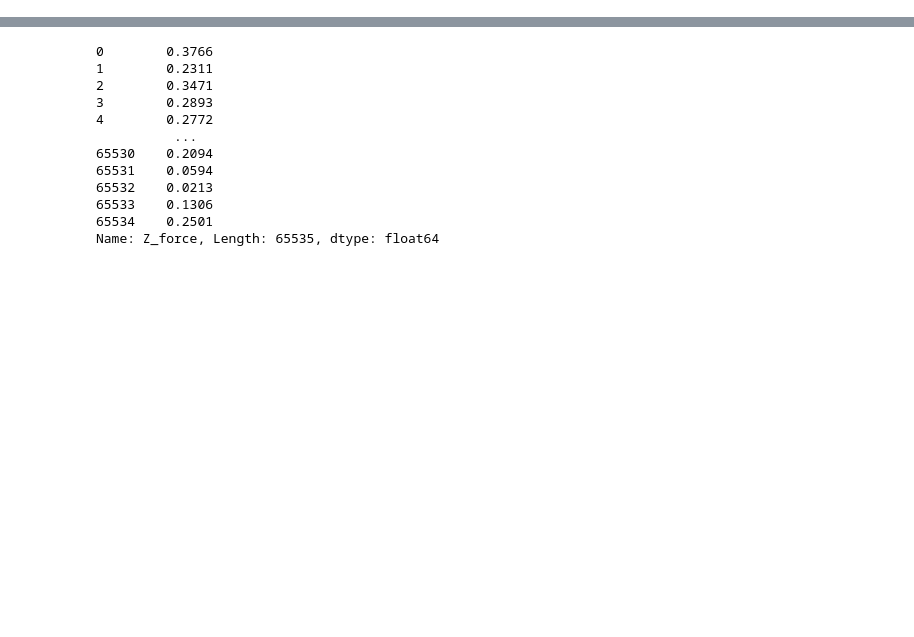
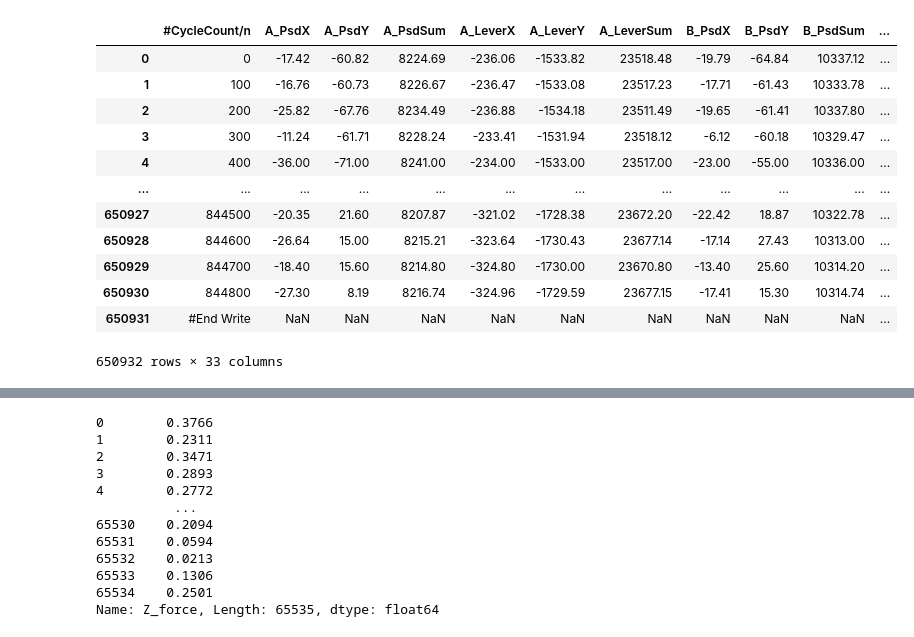
Before and after one commit to RiccardoTancredi/TesiTriennale, a Jupyter notebook: analisi.ipynb, the cells around one changed output, grey strips where cells are left out. Cells and saved outputs as stored; diff of their text form; code cells hidden in the pictures; blank space fills up the shorter version.

```diff
--- a/analisi.ipynb
+++ b/analisi.ipynb
@@ -22,0 +78,20 @@ data
+# %%
+prova = [data, data2]
+# %%
+result_prova = pd.concat([j for j in prova], ignore_index=True)
+# %%
+result_prova
+# %% [output]
+|  | #CycleCount/n | A_PsdX | A_PsdY | A_PsdSum | A_LeverX | A_LeverY | A_LeverSum | B_PsdX | B_PsdY | B_PsdSum | ... |
+| 0 | 0 | -17.42 | -60.82 | 8224.69 | -236.06 | -1533.82 | 23518.48 | -19.79 | -64.84 | 10337.12 | ... |
+| 1 | 100 | -16.76 | -60.73 | 8226.67 | -236.47 | -1533.08 | 23517.23 | -17.71 | -61.43 | 10333.78 | ... |
+| 2 | 200 | -25.82 | -67.76 | 8234.49 | -236.88 | -1534.18 | 23511.49 | -19.65 | -61.41 | 10337.80 | ... |
+| 3 | 300 | -11.24 | -61.71 | 8228.24 | -233.41 | -1531.94 | 23518.12 | -6.12 | -60.18 | 10329.47 | ... |
+| 4 | 400 | -36.00 | -71.00 | 8241.00 | -234.00 | -1533.00 | 23517.00 | -23.00 | -55.00 | 10336.00 | ... |
+| ... | ... | ... | ... | ... | ... | ... | ... | ... | ... | ... | ... |
+| 650927 | 844500 | -20.35 | 21.60 | 8207.87 | -321.02 | -1728.38 | 23672.20 | -22.42 | 18.87 | 10322.78 | ... |
+| 650928 | 844600 | -26.64 | 15.00 | 8215.21 | -323.64 | -1730.43 | 23677.14 | -17.14 | 27.43 | 10313.00 | ... |
+| 650929 | 844700 | -18.40 | 15.60 | 8214.80 | -324.80 | -1730.00 | 23670.80 | -13.40 | 25.60 | 10314.20 | ... |
+| 650930 | 844800 | -27.30 | 8.19 | 8216.74 | -324.96 | -1729.59 | 23677.15 | -17.41 | 15.30 | 10314.74 | ... |
+| 650931 | #End Write | NaN | NaN | NaN | NaN | NaN | NaN | NaN | NaN | NaN | ... |
+650932 rows × 33 columns
```
Also changed, not shown: parts of 10 cells of this notebook, 10 other files.
